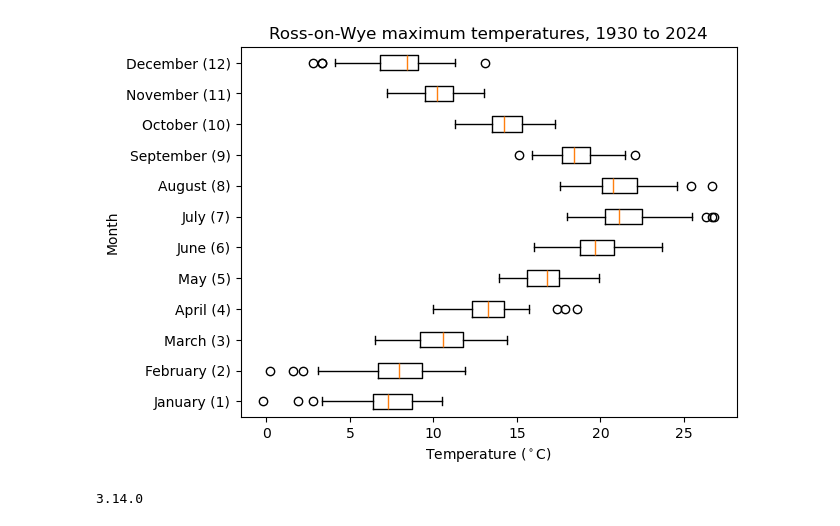
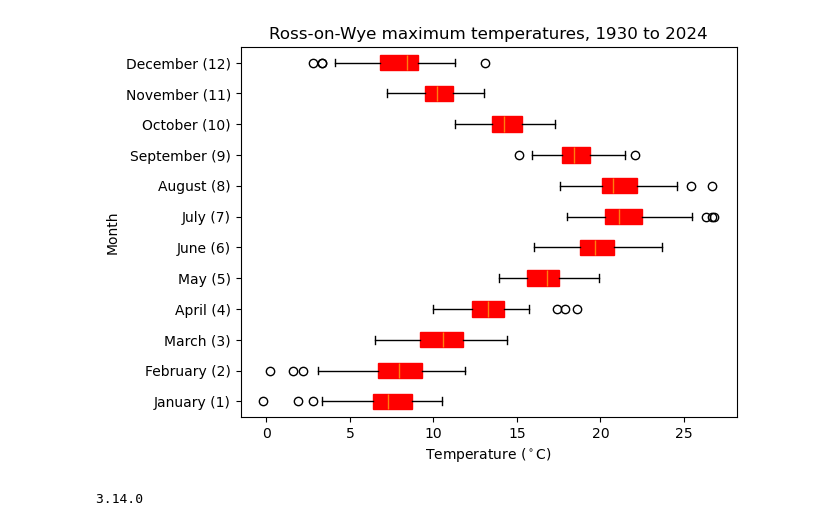
Before and after one commit to katier-ctrl/uob_geogm0054, a Jupyter notebook: my_notebook.ipynb, the cells around one changed output. Cells and saved outputs as stored; diff of their text form; code cells hidden in the pictures.

Commit message:
Changed boxplot to red

```diff
--- a/my_notebook.ipynb
+++ b/my_notebook.ipynb
@@ -7,23 +7,24 @@ year, month, tmax, tmin = np.loadtxt('rossonwyedata.txt',skiprows=7,usecols=(0,1
 # %%
 month_nums = range(1,13) # 1 to 12, inclusive
 month_names = [month_name[mm] + f' ({mm})'  for mm in month_nums]
 
 #create a list of 1D arrays, 1 for each month
 tmax_by_month = [tmax[month == mm] for mm in month_nums]
 
 #HINT reverse the month order to place January at the top
 #tmax_by_month.reverse()
 #month_names.reverse()
 
 #boxplot produces one box-and whisker for each 1D array in a list
 fig, ax = plt.subplots(1,1)
-__ = ax.boxplot(tmax_by_month, vert=False, labels=month_names)
+c = "red"
+__ = ax.boxplot(tmax_by_month, vert=False, labels=month_names, patch_artist=True, boxprops=dict(facecolor=c, color=c))
 # HINT add the keyword argument labels=month_names (Python < 3.9) or tick_labels=month_names (Python >= 3.9)
 __ = ax.set_xlabel(r'Temperature ($^\circ$C)')
 __ = ax.set_ylabel('Month')
 __ = ax.set_title(f'Ross-on-Wye maximum temperatures, {int(np.min(year))} to {int(np.max(year))}')
 # %% [output]
-[figure, old version]
+[figure, new version]
 # %%
 from platform import python_version
 
```
